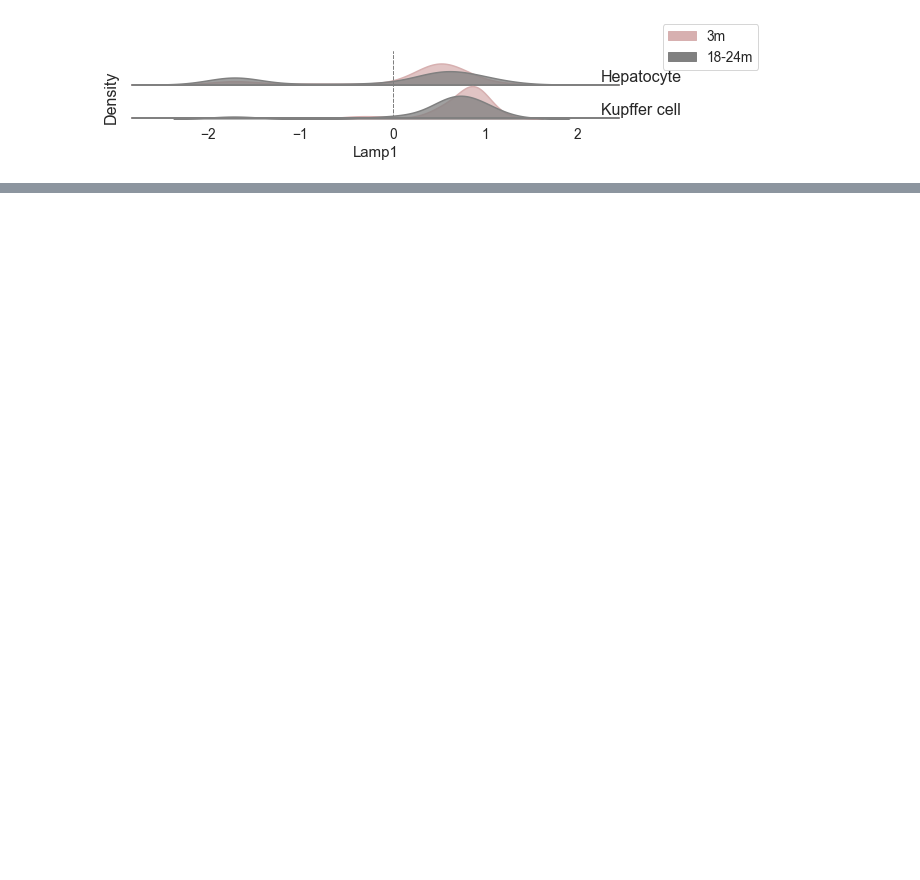
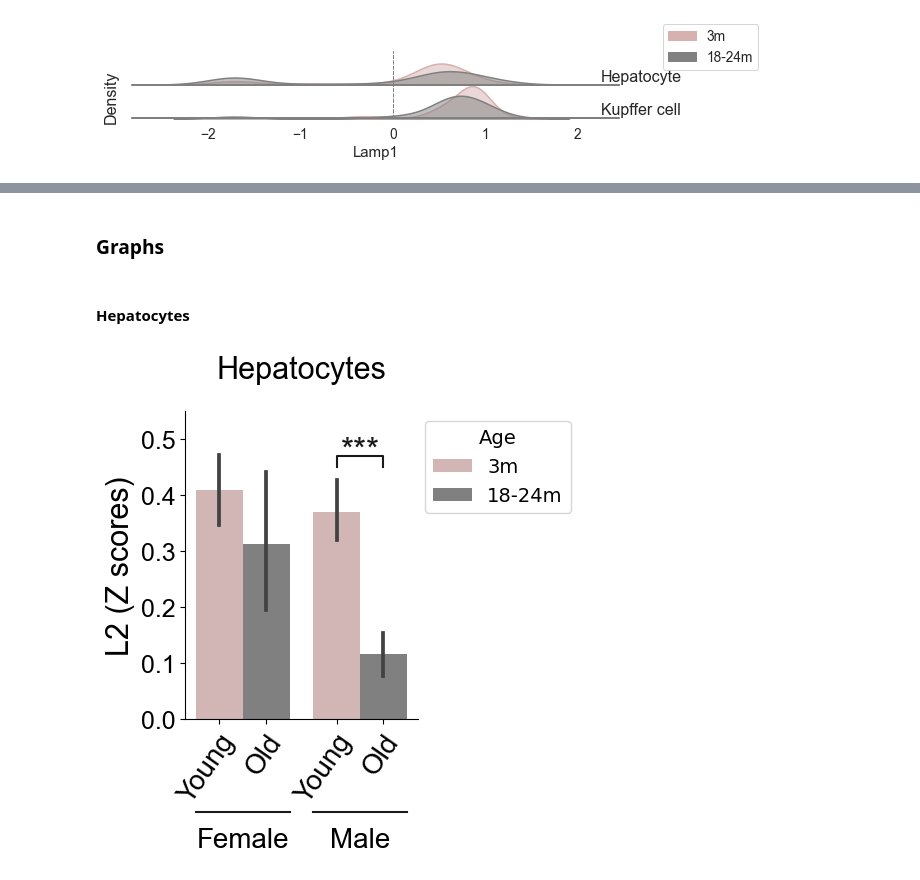
Before and after one commit to amsegura/Khawaja_et_al_2024, a Jupyter notebook: CMA_aging_Atlas_Liver.ipynb, the cells around one changed output, grey strips where cells are left out. Cells and saved outputs as stored; diff of their text form; code cells hidden in the pictures; blank space fills up the shorter version.

Commit message:
Changes to liver with new required graphs.

```diff
--- a/CMA_aging_Atlas_Liver.ipynb
+++ b/CMA_aging_Atlas_Liver.ipynb
@@ -22,7 +26,7 @@ Data downloaded from [Tabula muris senis](https://cellxgene.cziscience.com/colle
 ## Importing and preprocessing data
 # %%
 # Import h5ad file in scanpy.
-adata = sc.read_h5ad('../Files/TM_liver_smartseq.h5ad')
+adata = sc.read_h5ad('../Exp. 2_Tabula muris/Files/TM_liver_smartseq.h5ad')
 
 # Normalize as CPM (counts per million)
 sc.pp.normalize_per_cell(adata, counts_per_cell_after=1e6)
@@ -33,7 +37,7 @@ sc.pp.log1p(adata)
 ## CMA score calculation
 # %%
 # Load matrix file with weight and direction
-model_matrix = pd.read_excel('../activation_model.xlsx')
+model_matrix = pd.read_excel('../Exp. 2_Tabula muris/activation_model.xlsx')
 
 # Removing EEF1A1 and RAC1 genes because they don't appear in the adata
 model_matrix = model_matrix.drop([6, 8], axis=0).reset_index()
@@ -215,3 +252,9 @@ plt.show()
 ## CMA net score/cell type & sex
 # %% [markdown]
 ### Stats
+# %%
+# Calculating n of cells per cell type, sex and age
+for i in cells:
+    print(i.title() + " length:" + str(len(barcode[barcode["cell_type"]==i].index)))
+    print(barcode[barcode["cell_type"]==i].value_counts(["sex", "new_age"]))
+    print("\n")
@@ -557,7 +669,7 @@ barcode_lys.head()
 | 4 | A11_B002688_B009944_S11.mm10-plus... | A11_B002688 | endothelial cell of hepatic sinusoid | male | 18m | 0.950798 | 0.655274 | 18-24m |
 # %%
 # Reducing df only to cells of interest
-barcode_lys = barcode_lys[(barcode_lys.cell_type==cells[0]) | (barcode_lys.cell_type==cells[1])].reset_index()
+barcode_lys = barcode_lys[(barcode_lys.cell_type==cells[0]) | (barcode_lys.cell_type==cells[1])].reset_index(drop=True)
 # %% [markdown]
 ### Graphs
 # %% [markdown]
@@ -698,0 +852,2 @@ plt.show()
+# %% [markdown]
+### Graphs
@@ -698,0 +856,42 @@ plt.show()
+# %% [markdown]
+#### Hepatocytes
+# %%
+fig, ax = plt.subplots(figsize=(3,4))
+ax.spines['right'].set_visible(False)
+ax.spines['top'].set_visible(False)
+hfont = {'fontname':'Arial'}
+
+sns.barplot(x='sex', y='L2', data=barcode_lys[barcode_lys.cell_type=='hepatocyte'],
+            hue='new_age', order=["female", "male"], hue_order=['3m', "18-24m"], palette=['#D7B0B0', '#808080'], ci=68)
+
+plt.xlabel('')
+plt.ylabel('L2 (Z scores)', fontdict={'family':'Arial', 'size': 22})
+ax.set_xticks([-0.2, 0.2, 0.8, 1.2])
+ax.set_xticklabels(["Young", "Old", "Young", "Old"], fontdict={'family':'Arial', 'size': 20},
+                   rotation=55, ha='right', rotation_mode='anchor')
+plt.ylim(0, 0.55)
+ax.set_yticks([0.0, 0.10, 0.20, 0.30, 0.40, 0.50])
+ax.set_yticklabels([0.0, 0.10, 0.20, 0.30, 0.40, 0.50], fontdict={'family':'Arial', 'size': 18})
+h, l = ax.get_legend_handles_labels()
+ax.legend(h, ['3m', "18-24m"], bbox_to_anchor=(1.7, 1), title="Age", title_fontsize = "14", fontsize = 14,
+          facecolor='white')
+plt.title(label='Hepatocytes', fontdict={'family':'Arial', 'size': 22}, y=1.08)
+
+# statistical annotation
+x1, x2 = 0.8, 1.2
+y, h, col = 0.45 , 0.02, 'k'
+plt.plot([x1, x1, x2, x2], [y, y+h, y+h, y], lw=1.5, c=col)
+plt.text((x1+x2)*.5, y, "***", ha='center', va='bottom', color=col, fontdict={'family':'Arial', 'size': 24})
+
+# Female & male
+trans = ax.get_xaxis_transform()
+ax.annotate('Female', xy=(0, -.35), xycoords=trans, ha="center", va="top", size=20, **hfont)
+ax.plot([-.4,0.4],[-.3,-.3], color="k", transform=trans, clip_on=False)
+ax.annotate('Male', xy=(1, -.35), xycoords=trans, ha="center", va="top", size=20, **hfont)
+ax.plot([0.6,1.4],[-.3,-.3], color="k", transform=trans, clip_on=False)
+
+plt.savefig('../Khwaja_et_al_outputs/Liver/Hepat_L2_sex.png',bbox_inches='tight', dpi=300)
+
+plt.show()
+# %% [output]
+[figure, added]
```
Also changed, not shown: parts of 33 cells of this notebook.
